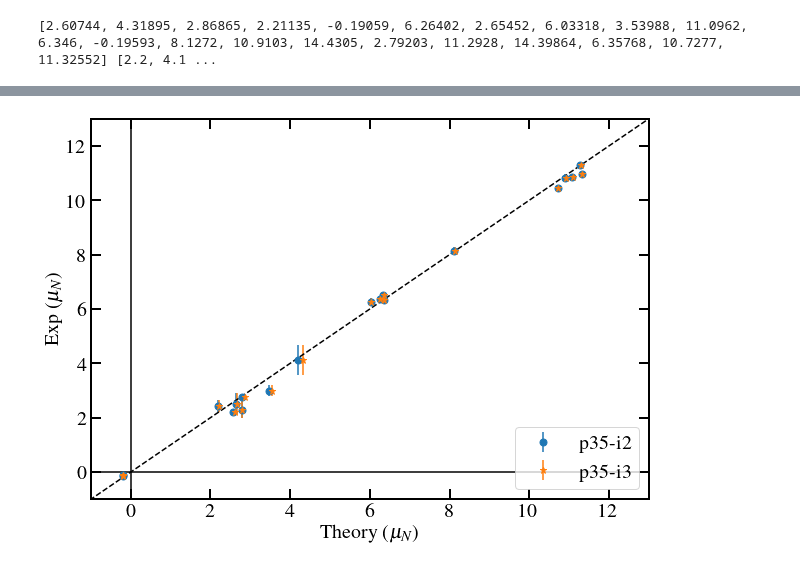
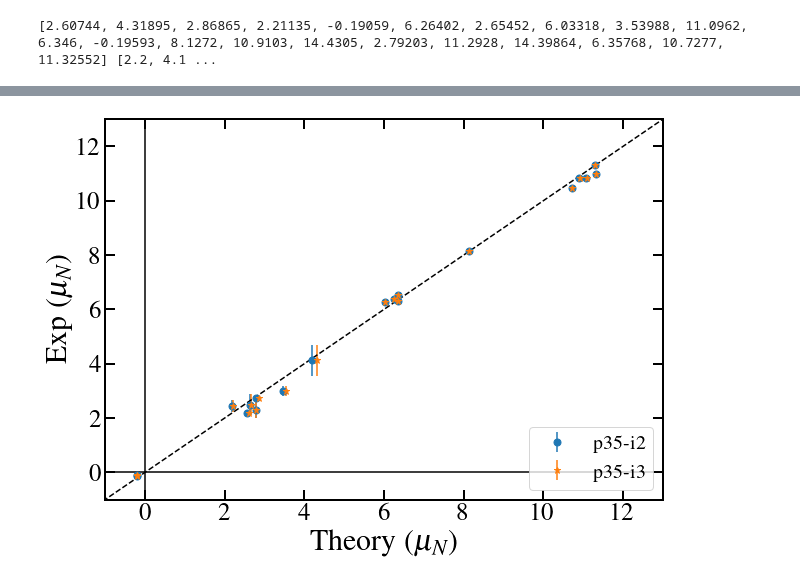
Before and after one commit to JordanPurcell/Research, a Jupyter notebook: plots/EM_properties.ipynb, the cells around one changed output, grey strips where cells are left out. Cells and saved outputs as stored; diff of their text form; code cells hidden in the pictures.

```diff
--- a/plots/EM_properties.ipynb
+++ b/plots/EM_properties.ipynb
@@ -515,20 +517,20 @@ plt.show()
 # %%
 plt.figure(figsize=(10,7))
 plt.errorbar(mu_i2, mu_exp, yerr=mu_err, ms=7, fmt='o', label='p35-i2')
 plt.errorbar(mu_i3, mu_exp, yerr=mu_err, ms=7, fmt='*', label='p35-i3')
 plt.plot(x, x, 'k--')
 plt.vlines(0, -65, 38, colors='k')
 plt.hlines(0, -65, 38, colors='k')
 plt.xlim(-1, 13)
 plt.ylim(-1, 13)
-plt.xlabel(r'Theory ($\mathdefault{\mu_N}$)', fontsize=20)
-plt.ylabel(r'Exp ($\mathdefault{\mu_N}$)', fontsize=20)
-plt.tick_params(which="major", direction="in", right=True, top=True, length=10, width=2, labelsize=20)
-plt.tick_params(which="minor", direction="in", right=True, top=True, length=5, width=1, labelsize=20)
+plt.xlabel(r'Theory ($\mathdefault{\mu_N}$)', fontsize=30)
+plt.ylabel(r'Exp ($\mathdefault{\mu_N}$)', fontsize=30)
+plt.tick_params(which="major", direction="in", right=True, top=True, length=10, width=2, labelsize=25)
+plt.tick_params(which="minor", direction="in", right=True, top=True, length=5, width=1, labelsize=25)
 plt.legend(fontsize=20, loc='lower right')
 plt.show()
 # %% [output]
-[figure, old version]
+[figure, new version]
 # %%
 plt.figure(figsize=(10,7))
 plt.plot(x, x, 'k--')
```
Also changed, not shown: parts of 4 cells of this notebook, 5 other files.
